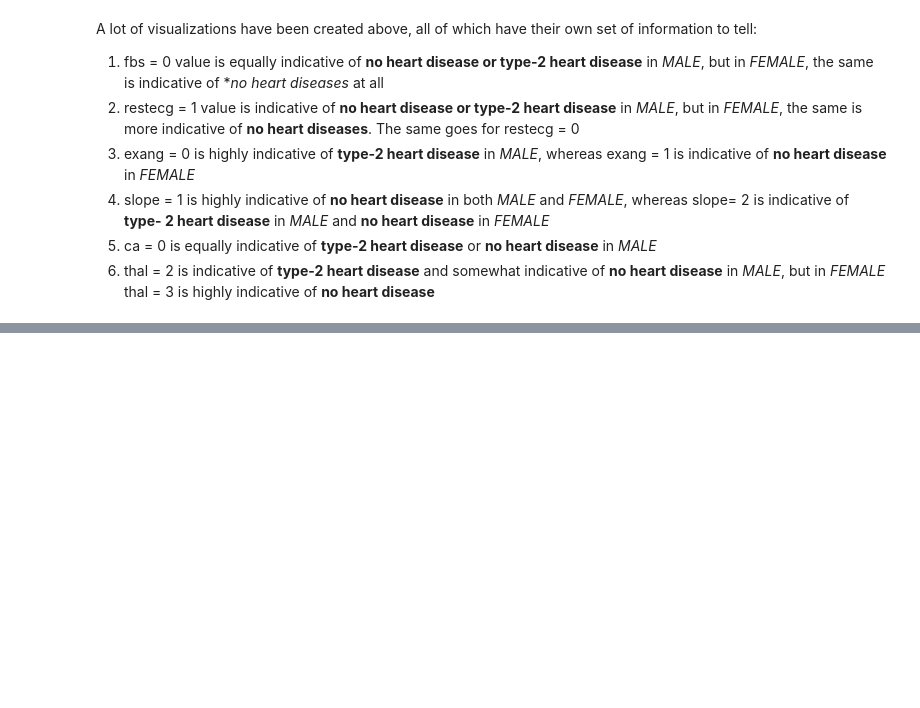
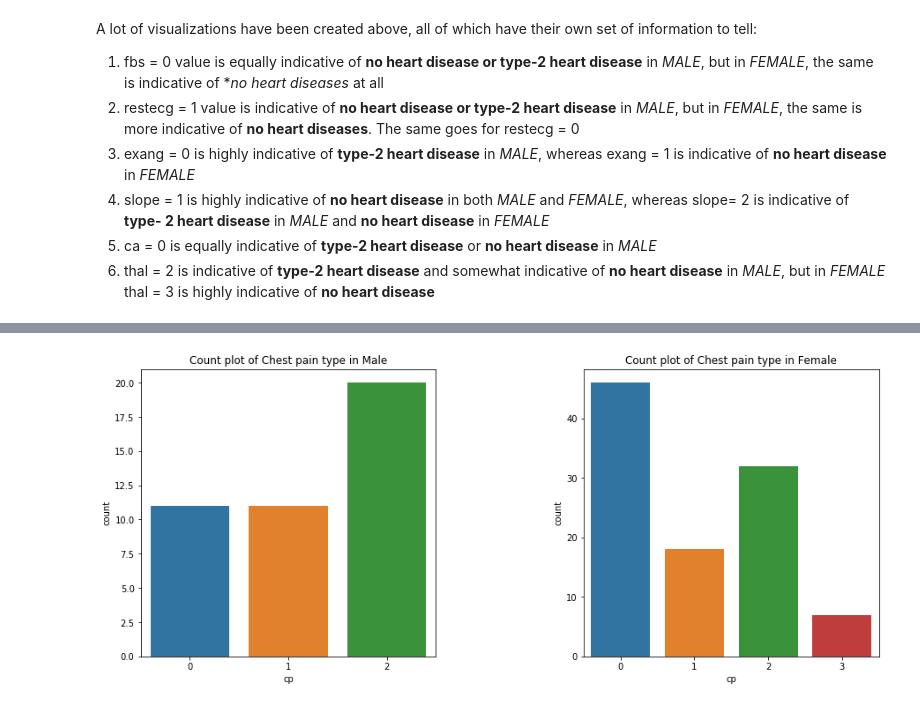
Before and after one commit to Shankhanil/Explaining-Heart-Diseases-Statistically, a Jupyter notebook: Explaining heart attacks.ipynb, the cells around one changed output, grey strips where cells are left out. Saved outputs shown, nothing was run; the diff lists cells and outputs as text; code cells hidden in the pictures; blank space fills up the shorter version.

Commit message:
version 4.2
Analysis of heart disease trends in productive and experienced working age population.

```diff
--- a/Explaining heart attacks.ipynb
+++ b/Explaining heart attacks.ipynb
@@ -267,0 +274,4 @@ A lot of visualizations have been created above, all of which have their own set
+# %%
+_middleAge = data [data['age'] <=55][data['age'] >35]
+print(_middleAge.shape)
+_middleAge.head()
@@ -267,0 +286,14 @@ A lot of visualizations have been created above, all of which have their own set
+# %%
+# count plot of the types of heart disease they selected popuation have, wrt gender
+
+plt.figure(1, figsize = (15,6))
+n = 0
+for gender in [0,1]:
+    n = n + 1
+    plt.subplot(1,2, n)
+    plt.subplots_adjust(hspace = 0.5, wspace = 0.5)
+    sns.countplot(x = 'cp', data = _middleAge[_middleAge['sex'] == gender])
+    plt.title('Count plot of Chest pain type in {}'.format('Male' if gender == 0 else 'Female'))
+plt.show()
+# %% [output]
+[figure, added]
```
Also changed, not shown: parts of 2 cells of this notebook.
